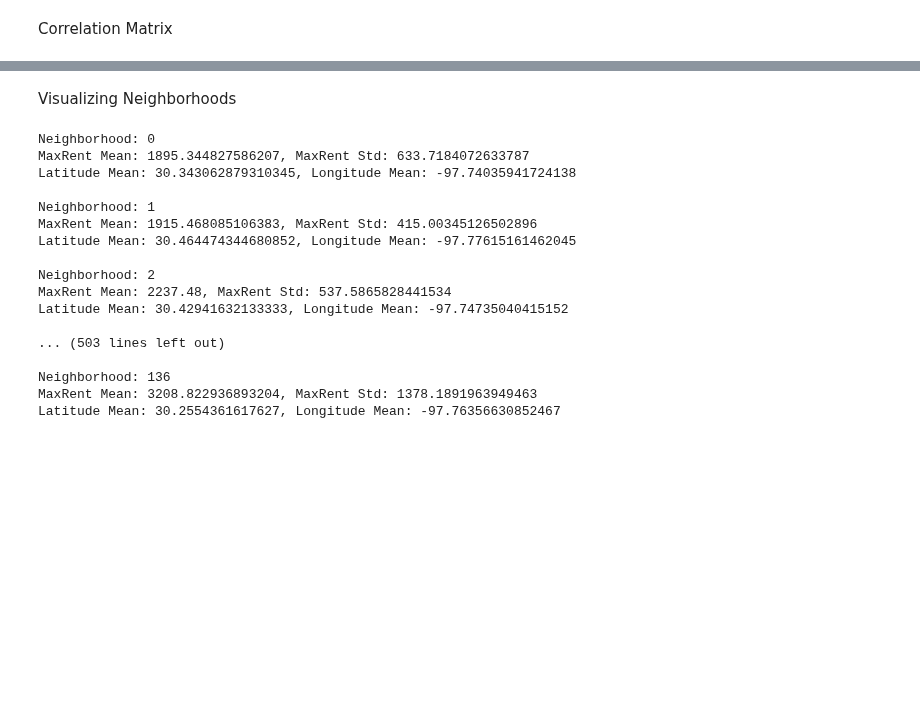
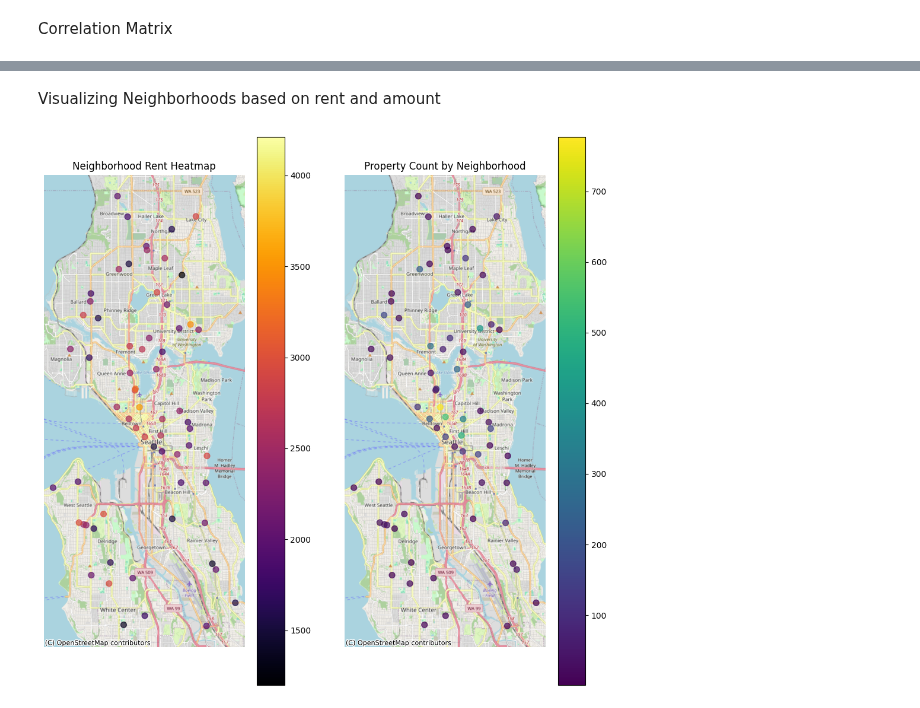
Before and after one commit to jackyeung99/proj_apartment-finder, a Jupyter notebook: models/basic_stat_model.ipynb, the cells around one changed output, grey strips where cells are left out. Cells and saved outputs as stored; diff of their text form; code cells hidden in the pictures; blank space fills up the shorter version.

```diff
--- a/models/basic_stat_model.ipynb
+++ b/models/basic_stat_model.ipynb
@@ -85,32 +88,39 @@ Text(0.5, 1.0, 'Correlation Matrix')
-# %% [markdown]
-Visualizing Neighborhoods
-# %%
-neighborhoods = main_data.groupby('Neighborhood_Label').agg(
-        MaxRent_Mean=('MaxRent', 'mean'),
-        MaxRent_Std=('MaxRent', 'std'),
-        Latitude_Mean=('Latitude', 'mean'),
-        Longitude_Mean=('Longitude', 'mean')
-        )
-for index, row in neighborhoods.iterrows():
-    print(f"Neighborhood: {index}")
-    print(f"MaxRent Mean: {row['MaxRent_Mean']}, MaxRent Std: {row['MaxRent_Std']}")
-    print(f"Latitude Mean: {row['Latitude_Mean']}, Longitude Mean: {row['Longitude_Mean']}")
-    print()
-# %% [output]
-Neighborhood: 0
-MaxRent Mean: 1895.344827586207, MaxRent Std: 633.7184072633787
-Latitude Mean: 30.343062879310345, Longitude Mean: -97.74035941724138
-
-Neighborhood: 1
-MaxRent Mean: 1915.468085106383, MaxRent Std: 415.00345126502896
-Latitude Mean: 30.464474344680852, Longitude Mean: -97.77615161462045
-
-Neighborhood: 2
-MaxRent Mean: 2237.48, MaxRent Std: 537.5865828441534
-Latitude Mean: 30.42941632133333, Longitude Mean: -97.74735040415152
-
-... (503 lines left out)
-
-Neighborhood: 136
-MaxRent Mean: 3208.822936893204, MaxRent Std: 1378.1891963949463
-Latitude Mean: 30.2554361617627, Longitude Mean: -97.76356630852467
+# %% [markdown]
+Visualizing Neighborhoods based on rent and amount
+# %%
+# main_data = main_data[(main_data['Latitude'] <= 31)]
+
+
+neighborhoods = main_data.groupby('Neighborhood_Label').agg(
+    MaxRent_Mean=('MaxRent', 'mean'),
+    MaxRent_Std=('MaxRent', 'std'),
+    Latitude_Mean=('Latitude', 'mean'),
+    Longitude_Mean=('Longitude', 'mean'),
+    Property_Count=('Neighborhood_Label', 'size')
+)
+
+# Creating a GeoDataFrame
+geometry = [Point(xy) for xy in zip(neighborhoods['Longitude_Mean'], neighborhoods['Latitude_Mean'])]
+gdf = gpd.GeoDataFrame(neighborhoods, geometry=geometry)
+gdf.crs = 'EPSG:4326'
+gdf = gdf.to_crs(epsg=3857)
+
+# Plotting
+fig, (ax1, ax2) = plt.subplots(1, 2, figsize=(12, 12))
+
+# Plot 1: Heatmap based on MaxRent_Mean
+gdf.plot(ax=ax1, marker='o', column='MaxRent_Mean', cmap='inferno', legend=True, markersize=50, alpha=0.7)
+ctx.add_basemap(ax1, source=ctx.providers.OpenStreetMap.Mapnik)
+ax1.set_axis_off()
+ax1.set_title('Neighborhood Rent Heatmap')
+
+# Plot 2: Heatmap based on Property_Count
+gdf.plot(ax=ax2, marker='o', column='Property_Count', cmap='viridis', legend=True, markersize=50, alpha=0.7)
+ctx.add_basemap(ax2, source=ctx.providers.OpenStreetMap.Mapnik)
+ax2.set_axis_off()
+ax2.set_title('Property Count by Neighborhood')
+
+
+plt.show()
+# %% [output]
+[figure, added]
```
Also changed, not shown: parts of 6 cells of this notebook, 16 other files.
